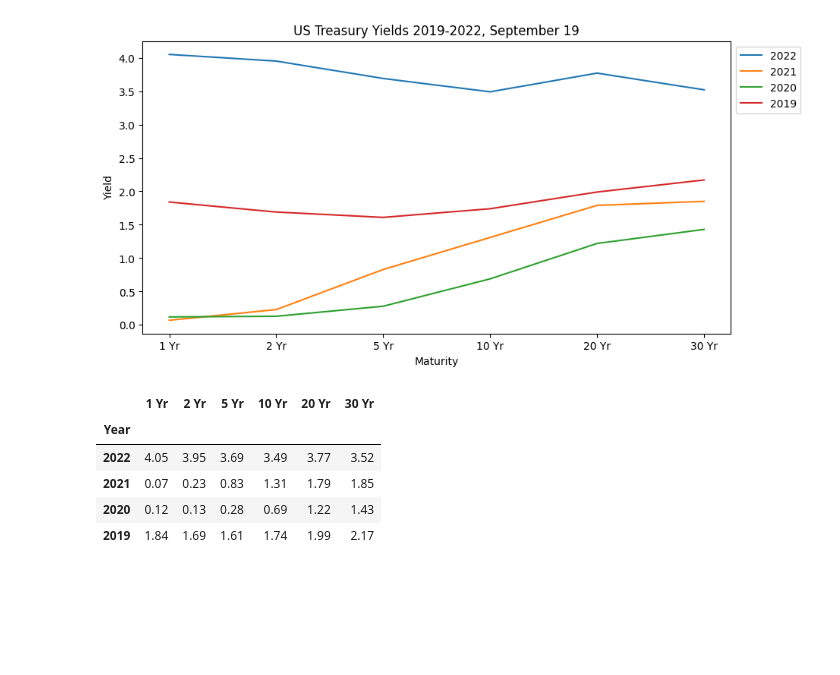
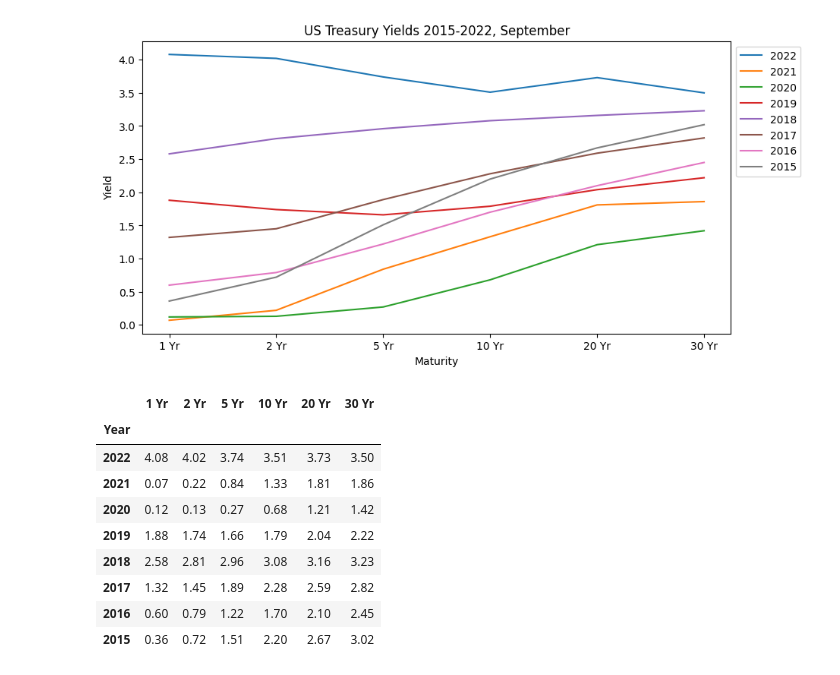
Before and after one commit to pepe454/treasury-curves, a Jupyter notebook: yield_curve.ipynb, the cells around one changed output. Cells and saved outputs as stored; diff of their text form; code cells hidden in the pictures; blank space fills up the shorter version.

Commit message:
fix filter_curves bug with start and end, and add yearly_curves to notebook

```diff
--- a/yield_curve.ipynb
+++ b/yield_curve.ipynb
@@ -8,15 +8,19 @@ importlib.reload(treasury)
 curves_data = treasury.curves(allow_missing=True)
 # %%
 # plot curves data
-treasury.plot(curves_data, end_year=2022, num_years=4)
+treasury.plot(curves_data, end_year=2022, num_years=8)
 # %% [output]
-[figure, old version]
+[figure, new version]
 |  | 1 Yr | 2 Yr | 5 Yr | 10 Yr | 20 Yr | 30 Yr |
 | Year |  |  |  |  |  |  |
-| 2022 | 4.05 | 3.95 | 3.69 | 3.49 | 3.77 | 3.52 |
-| 2021 | 0.07 | 0.23 | 0.83 | 1.31 | 1.79 | 1.85 |
-| 2020 | 0.12 | 0.13 | 0.28 | 0.69 | 1.22 | 1.43 |
-| 2019 | 1.84 | 1.69 | 1.61 | 1.74 | 1.99 | 2.17 |
+| 2022 | 4.08 | 4.02 | 3.74 | 3.51 | 3.73 | 3.50 |
+| 2021 | 0.07 | 0.22 | 0.84 | 1.33 | 1.81 | 1.86 |
+| 2020 | 0.12 | 0.13 | 0.27 | 0.68 | 1.21 | 1.42 |
+| 2019 | 1.88 | 1.74 | 1.66 | 1.79 | 2.04 | 2.22 |
+| 2018 | 2.58 | 2.81 | 2.96 | 3.08 | 3.16 | 3.23 |
+| 2017 | 1.32 | 1.45 | 1.89 | 2.28 | 2.59 | 2.82 |
+| 2016 | 0.60 | 0.79 | 1.22 | 1.70 | 2.10 | 2.45 |
+| 2015 | 0.36 | 0.72 | 1.51 | 2.20 | 2.67 | 3.02 |
 # %%
 # display available treasury curve data
 curves_data
```
Also changed, not shown: parts of 4 cells of this notebook, 1 other file.
